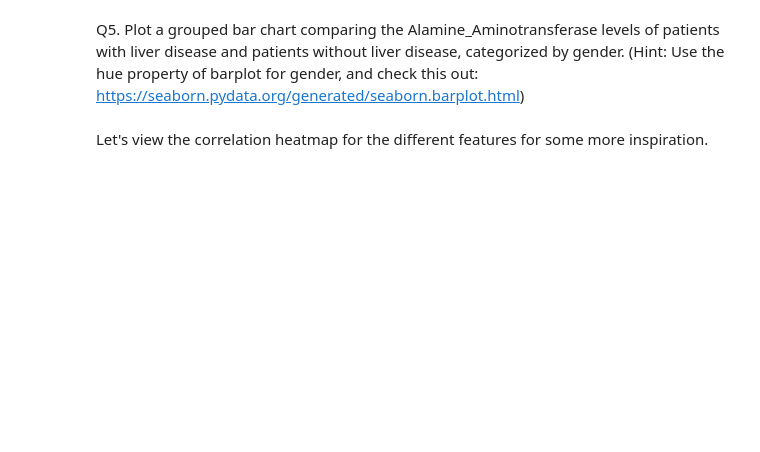
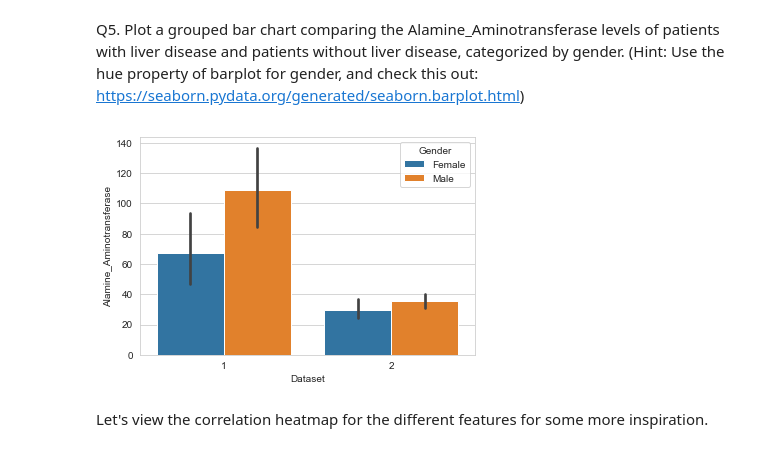
Before and after one commit to yinyyW/comp9417-machine-learning-and-data-mining, a Jupyter notebook: comp9417/week1/.ipynb, the cells around one changed output. Cells and saved outputs as stored; diff of their text form; code cells hidden in the pictures; blank space fills up the shorter version.

```diff
--- a/comp9417/week1/.ipynb
+++ b/comp9417/week1/.ipynb
@@ -151,3 +148,9 @@ plt.show()
+# %%
+sns.barplot(x=data['Dataset'], y=data['Alamine_Aminotransferase'], hue=data['Gender'])
+
+plt.show()
+# %% [output]
+[figure, added]
 # %% [markdown]
 Let's view the correlation heatmap for the different features for some more inspiration.
 # %%
```
Also changed, not shown: parts of 15 cells of this notebook, 2 other files.
